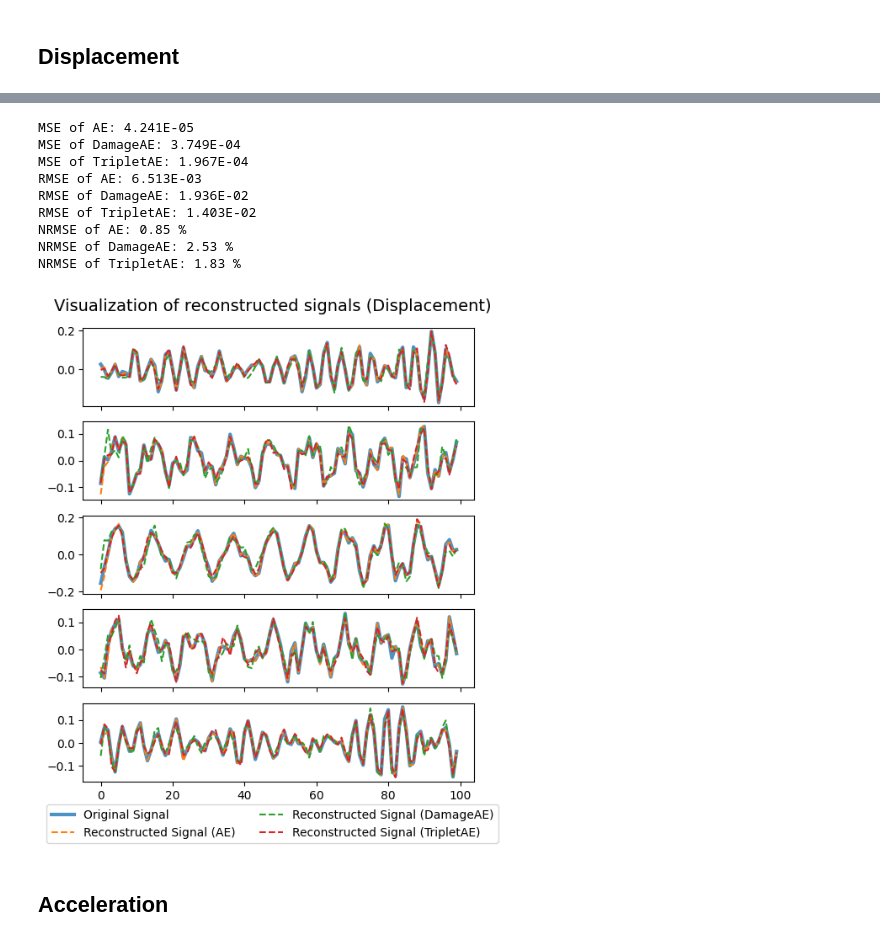
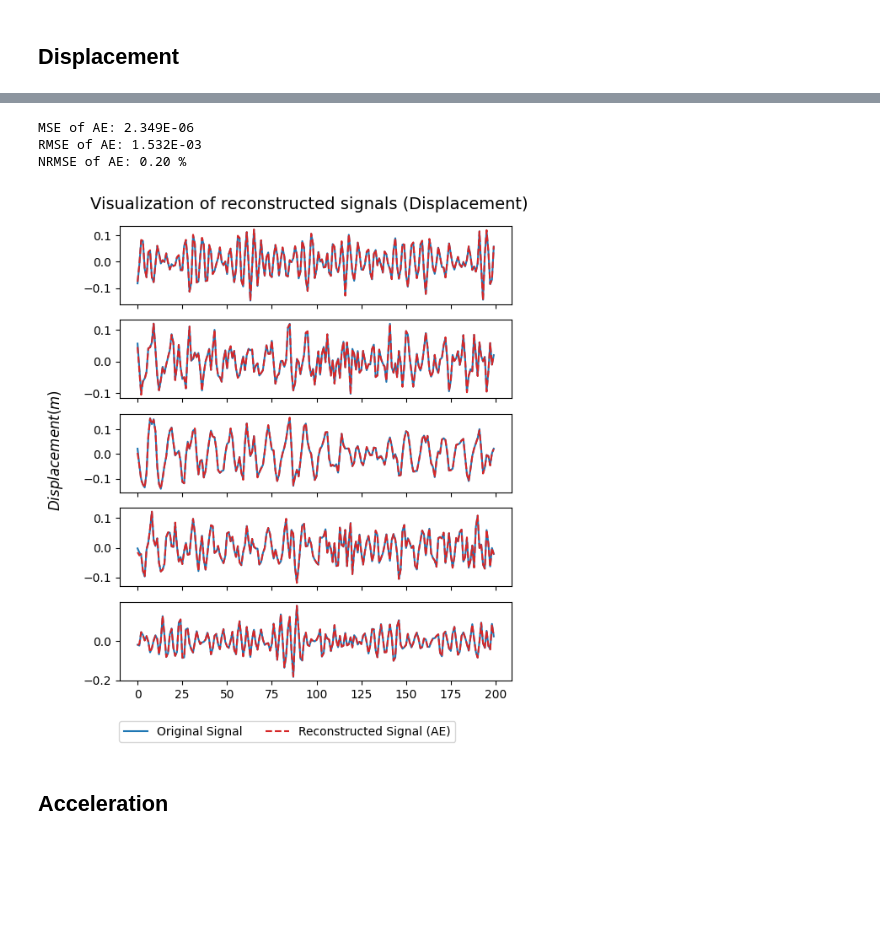
Before and after one commit to tingyan08/ICSHM2022, a Jupyter notebook: testing_extraction.ipynb, the cells around one changed output, grey strips where cells are left out. Cells and saved outputs as stored; diff of their text form; code cells hidden in the pictures; blank space fills up the shorter version.

```diff
--- a/testing_extraction.ipynb
+++ b/testing_extraction.ipynb
@@ -18,11 +18,10 @@ def denormalize(signal):
             output_signal[i, j, :] = signal[i, j, :] * (min_max[j][1] - min_max[j][0]) + min_max[j][0]
 
     return output_signal
-# %%
-ae = AE.load_from_checkpoint("./Logs/Extraction/Displacement-AE/unet/version_0/checkpoints/epoch=00499-val_loss=0.00009306.ckpt").eval().to("cuda")
-dae = DamageAE.load_from_checkpoint("./Logs/Extraction/Displacement-DamageAE/unet-regression/version_0/checkpoints/epoch=00118-val_loss=0.02089089.ckpt").eval().to("cuda")
-tae = TripletAE.load_from_checkpoint("./Logs/Extraction/Displacement-TripletAE/unet/version_0/checkpoints/epoch=00466-val_loss=0.00045464.ckpt").eval().to("cuda")
+# %%
+ae = AE.load_from_checkpoint("./Logs/Extraction/Displacement/LAST/version_0/checkpoints/epoch=00197-val_loss=0.00000553.ckpt").eval().to("cuda")
 # %%
 mode = "test"
-dataset = FeatureExtractionDataset(path="./Data", mode=mode)
+source = "Displacement"
+dataset = FeatureExtractionDataset(path="./Data", source=source, mode=mode)
 dataloader = DataLoader(dataset, batch_size=32, shuffle=False)
@@ -87,21 +28,15 @@ signal = dataset[0][0].unsqueeze(0).to("cuda")
 # %%
 signal = []
 AE_prediction = []
-dAE_prediction = []
-tAE_prediction = []
 
 with torch.no_grad():
-    for input, label, situation in dataloader:
+    for input in dataloader:
         input = input.to("cuda")
         signal  += input.unsqueeze(0)
         AE_prediction  += ae(input)[0].unsqueeze(0)
-        dAE_prediction  += dae(input)[0].unsqueeze(0)
-        tAE_prediction += tae(input)[0].unsqueeze(0)
 
 signal = torch.concat(signal).cpu()
 AE_prediction = torch.concat(AE_prediction).cpu()
-dAE_prediction = torch.concat(dAE_prediction).cpu()
-tAE_prediction = torch.concat(tAE_prediction).cpu()
 # %%
 signal = denormalize(signal)
 AE_prediction = denormalize(AE_prediction)
@@ -111,49 +44,34 @@ tAE_prediction = denormalize(tAE_prediction)
 import torch.nn as nn
 mean_squared_error = nn.MSELoss()
 mse_ae = mean_squared_error(signal, AE_prediction)
-mse_dae = mean_squared_error(signal, dAE_prediction)
-mse_tae = mean_squared_error(signal, tAE_prediction)
 print(f"MSE of AE: {mse_ae:.3E}")
-print(f"MSE of DamageAE: {mse_dae:.3E}")
-print(f"MSE of TripletAE: {mse_tae:.3E}")
+
 
 rmse_ae = torch.sqrt(mse_ae)
-rmse_dae = torch.sqrt(mse_dae)
-rmse_tae = torch.sqrt(mse_tae)
+
 print(f"RMSE of AE: {rmse_ae:.3E}")
-print(f"RMSE of DamageAE: {rmse_dae:.3E}")
-print(f"RMSE of TripletAE: {rmse_tae:.3E}")
+
 
 nrmse_ae = rmse_ae / (signal.max() - signal.min())
-nrmse_dae = rmse_dae / (signal.max() - signal.min())
-nrmse_tae = rmse_tae / (signal.max() - signal.min())
 print(f"NRMSE of AE: {nrmse_ae*100:.2f} %")
-print(f"NRMSE of DamageAE: {nrmse_dae*100:.2f} %")
-print(f"NRMSE of TripletAE: {nrmse_tae*100:.2f} %")
 # %% [output]
-MSE of AE: 4.241E-05
-MSE of DamageAE: 3.749E-04
-MSE of TripletAE: 1.967E-04
-RMSE of AE: 6.513E-03
-RMSE of DamageAE: 1.936E-02
-RMSE of TripletAE: 1.403E-02
-NRMSE of AE: 0.85 %
-NRMSE of DamageAE: 2.53 %
-NRMSE of TripletAE: 1.83 %
+MSE of AE: 2.349E-06
+RMSE of AE: 1.532E-03
+NRMSE of AE: 0.20 %
 # %%
 fig, axes = plt.subplots(5, 1, figsize=(6,7), sharex=True)
-length = 100
+length = 200
 for i in range(5):
-    line1 = axes[i].plot(range(len(signal[0, i, :length])), signal[0, i, :length], color="tab:blue", linewidth=3, alpha=0.8,   label="Original Signal")
-    line2 = axes[i].plot(range(len(AE_prediction[0, i, :length])), AE_prediction[0, i, :length], color="tab:orange", linestyle='dashed', label="Reconstructed Signal (AE)")
-    line3 = axes[i].plot(range(len(dAE_prediction[0, i, :length])), dAE_prediction[0, i, :length], color="tab:green", linestyle='dashed', label="Reconstructed Signal (DamageAE)")
-    line4 = axes[i].plot(range(len(tAE_prediction[0, i, :length])), tAE_prediction[0, i, :length], color="tab:red", linestyle='dashed', label="Reconstructed Signal (TripletAE)")
-fig.legend(handles =[line1[0], line2[0], line3[0], line4[0]], loc ='lower center', ncol=2)
+    line1 = axes[i].plot(range(len(signal[0, i, :length])), signal[0, i, :length], color="tab:blue",  label="Original Signal")
+    line2 = axes[i].plot(range(len(AE_prediction[0, i, :length])), AE_prediction[0, i, :length], color="tab:red", linestyle='dashed', label="Reconstructed Signal (AE)")
+fig.legend(handles =[line1[0], line2[0]], loc ='lower center', ncol=2)
 fig.suptitle('Visualization of reconstructed signals (Displacement)', fontsize=14, y=0.93)
+fig.supylabel(r'$Displacement(m)$', x=-0.02)
 
-plt.savefig(f"./reconstructed-disp({mode}).svg", bbox_inches='tight')
+plt.savefig(f"./pic/reconstructed-disp({mode}).svg", bbox_inches='tight')
+plt.savefig(f"./pic/reconstructed-disp({mode}).png", bbox_inches='tight', dpi=500)
 # %% [output]
-[figure, old version]
+[figure, new version]
 # %% [markdown]
 ## Acceleration
 # %%
```
Also changed, not shown: parts of 10 cells of this notebook, 16 other files.
